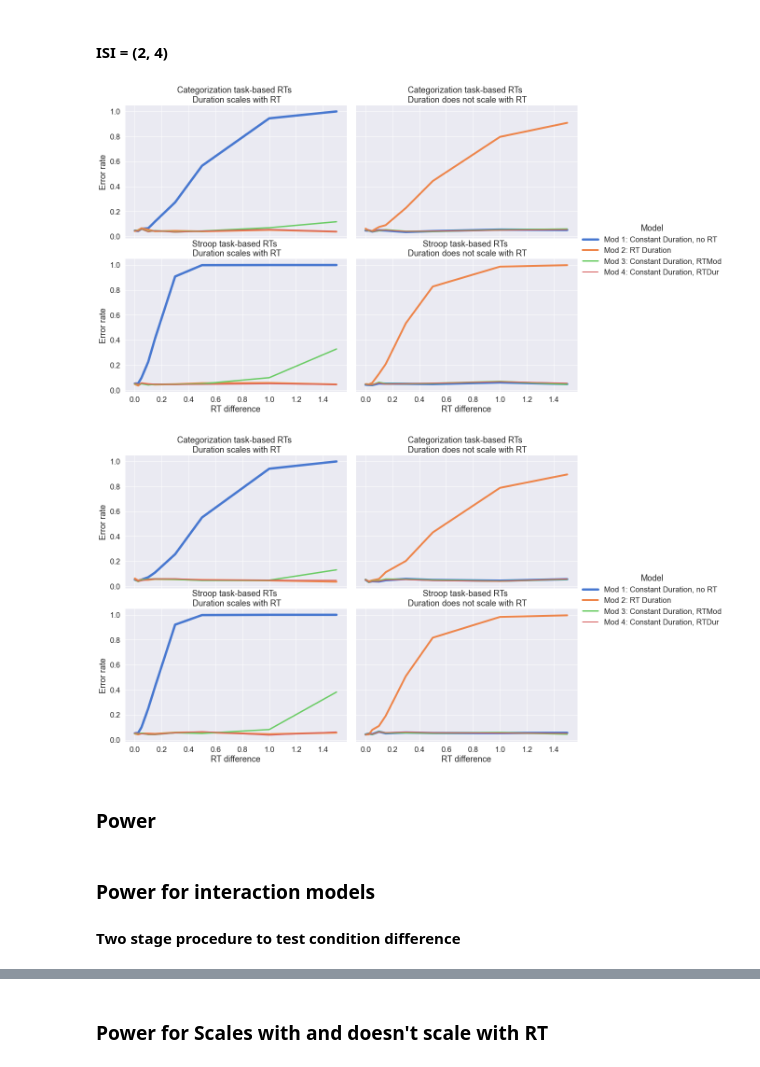
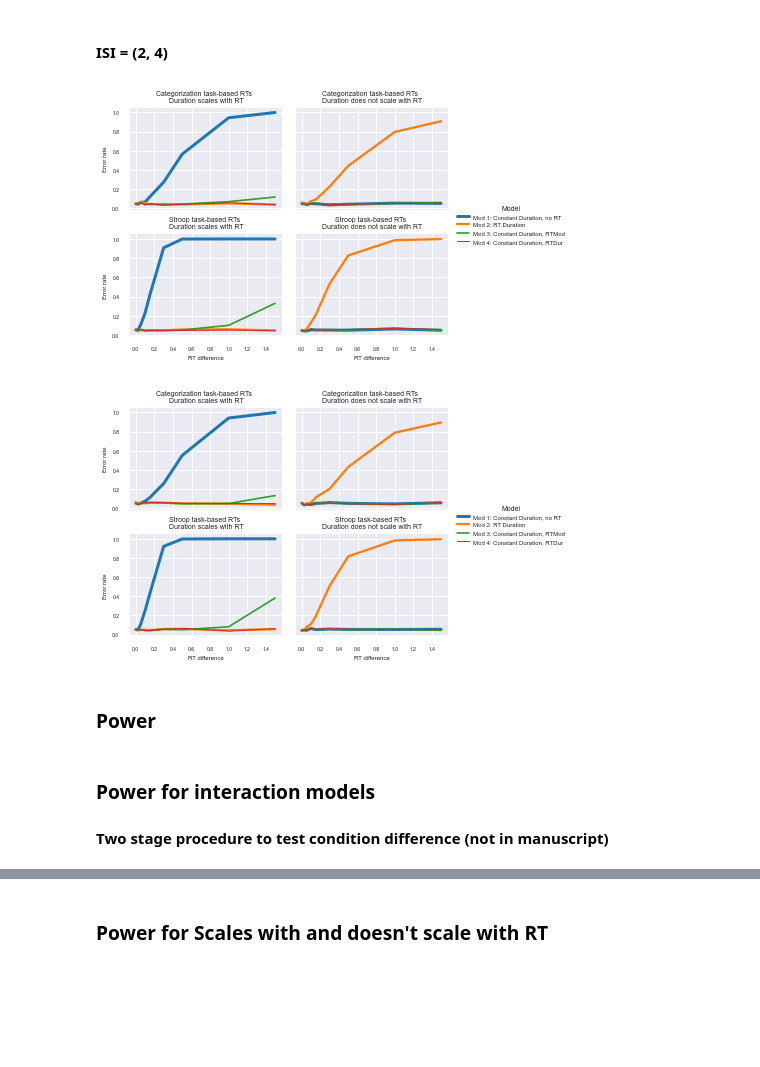
Before and after one commit to jmumford/rt_data_analysis, a Jupyter notebook: secondary_code/paper_figures.ipynb, the cells around one changed output, grey strips where cells are left out. Cells and saved outputs as stored; diff of their text form; code cells hidden in the pictures; blank space fills up the shorter version.

```diff
--- a/secondary_code/paper_figures.ipynb
+++ b/secondary_code/paper_figures.ipynb
@@ -8,8 +8,9 @@ import matplotlib.pyplot as plt
 from matplotlib import colors
 from nilearn.glm.first_level import hemodynamic_models
 from nilearn.plotting import plot_roi
-from nilearn.image import binarize_img, concat_imgs, mean_img
+from nilearn.image import binarize_img, concat_imgs, mean_img, math_img
 import statsmodels.api as sm
+from matplotlib import pylab
 
 def abline(slope, intercept):
     """Plot a line from slope and intercept"""
@@ -20,6 +21,15 @@ def abline(slope, intercept):
 
 sns.set(font_scale = 1)
 sns.set_palette("muted")
+
+params = {'legend.fontsize': 6,
+          'legend.title_fontsize': 7,
+         'axes.labelsize': 6,
+         'axes.titlesize':7,
+         'xtick.labelsize':5,
+         'ytick.labelsize':5,
+         'figure.titlesize': 7}
+pylab.rcParams.update(params)
 # %% [markdown]
 ### Figure 1
 # %%
@@ -174,8 +193,8 @@ plt.savefig('/Users/jeanettemumford/Dropbox/Research/Projects/rt_paper_code/Figu
 ### Type I error plots
 # %%
 def make_power_t1err_plots(fc_file, stroop_file, plot_type, fig_path=None):
-    sns.set(font_scale = 1.5)
-    colors_tab10 =  sns.color_palette('muted')
+    #sns.set(font_scale = .85)
+    colors_tab10 =  sns.color_palette('tab10')
 
     fc_dat = pd.read_csv(fc_file)
     stroop_dat = pd.read_csv(stroop_file)
@@ -204,9 +223,9 @@ def make_power_t1err_plots(fc_file, stroop_file, plot_type, fig_path=None):
         dat_all = dat_all.replace({"Model": model_dictionary})
         g = sns.relplot(data = dat_all, x='RT diff', y='Rejection Rate',
                 hue = 'Model', col = 'Scale Type', row = 'Settings',
-                kind = 'line', hue_order = color_hue_order, height=5, aspect=1.5,
-                size = 'Model', sizes=(2, 5),
-                size_order=color_hue_order).set_titles("{row_name} \n {col_name}").set_axis_labels('RT difference', 'Error rate')
+                kind = 'line', hue_order = color_hue_order, height=2, aspect=1.3,
+                size = 'Model', sizes=(1, 3),
+                size_order=color_hue_order).set_titles("{row_name} \n {col_name}", size=7).set_axis_labels('RT difference', 'Error rate')
     if plot_type == 'corr':
         mod_inds = [0, 1, 2, 3]
         colors = [colors_tab10[i] for i in mod_inds]
@@ -215,9 +234,9 @@ def make_power_t1err_plots(fc_file, stroop_file, plot_type, fig_path=None):
         dat_all = dat_all.replace({"Model": model_dictionary})
         g = sns.relplot(data = dat_all, x='RT diff', y='Correlation (beta diff with rt diff)',
             hue = 'Model', col = 'Scale Type', row = 'Settings',
-            kind = 'line', hue_order = color_hue_order, height=5, aspect=1.5,
-            size = 'Model', sizes=(2, 5),
-            size_order=color_hue_order).set_titles("{row_name} \n {col_name}").set_axis_labels("RT difference", "Correlation (contrast with RT diff)")
+            kind = 'line', hue_order = color_hue_order, height=2, aspect=1.3,
+            size = 'Model', sizes=(1, 3),
+            size_order=color_hue_order).set_titles("{row_name} \n {col_name}", size=7).set_axis_labels("RT difference", "Correlation (contrast with RT diff)")
     if plot_type == 'power_2stage_cond_diff':
         mod_inds = [2, 4]
         colors = [colors_tab10[i] for i in mod_inds]
@@ -227,8 +246,8 @@ def make_power_t1err_plots(fc_file, stroop_file, plot_type, fig_path=None):
         dat_all = dat_all[(~dat_all['Rejection Rate (2 step)'].isnull()) & (dat_all['Scale Type'] == "Duration does not scale with RT")]
         g = sns.relplot(data = dat_all[dat_all['Beta Contrast'] == 'beta_diff_est'], x='Beta diff', y='Rejection Rate (2 step)',
             hue = 'Model', col = 'Scale Type', row = 'Settings',
-            kind = 'line', hue_order = color_hue_order, height=5, aspect=1.5, size = 'Model', sizes=(2, 5),
-            size_order=color_hue_order).set_titles("{row_name} \n {col_name}").set_axis_labels("Beta difference", "Power")
+            kind = 'line', hue_order = color_hue_order, height=2, aspect=1.4, size = 'Model', sizes=(1, 3),
+            size_order=color_hue_order).set_titles("{row_name} \n {col_name}", size=7).set_axis_labels("Beta difference", "Power")
     if 'power_all' in plot_type:
         dat_all = dat_all.replace({"Model": model_dictionary})
         if plot_type == 'power_all_rt_lt2':
@@ -246,33 +265,34 @@ def make_power_t1err_plots(fc_file, stroop_file, plot_type, fig_path=None):
 
         colors = [colors_tab10[i] for i in mod_inds]
         sns.set_palette(sns.color_palette(colors))
+        #sns.set(font_scale = .75)
         color_hue_order = model_names[mod_inds]
         dat_all = dat_all[((dat_all['Scale Type'] == 'Duration does not scale with RT') & (dat_all['Model'].isin(model_names_scales_no))) |
                         ((dat_all['Scale Type'] == 'Duration scales with RT') & (dat_all['Model'].isin(model_names_scales_yes)))]
         g = sns.relplot(data = dat_all[(dat_all['Beta Contrast'] == 'beta_diff_est')],
                 x='Beta diff', y='Rejection Rate',
                 hue = 'Model', col = 'Scale Type', row = 'Settings',
-                kind = 'line', hue_order = color_hue_order, height=5, aspect=1.5,
-                size = 'Model', sizes=(2, 5),
-                size_order=color_hue_order).set_titles("{row_name} \n {col_name}").set_axis_labels('Beta difference', 'Power')
+                kind = 'line', hue_order = color_hue_order, height=2, aspect=1.2,
+                col_order=['Duration scales with RT', 'Duration does not scale with RT'], size = 'Model', sizes=(1, 3),
+                size_order=color_hue_order).set_titles("{row_name} \n {col_name}", size=7).set_axis_labels('Beta difference', 'Power')
 
     if fig_path:
-        plt.savefig(fig_path)
+        plt.savefig(fig_path, dpi=1000)
 # %% [markdown]
 #### ISI = (2, 4)
 # %%
 outdir = '/Users/jeanettemumford/Dropbox/Research/Projects/rt_paper_code/Output/revisions'
 
 fc_file = (f'{outdir}/group_type1_err_corr_by_rtdiff_'
     f'output_nsim1000_nsub100_mu638_btwn_noise0.650.75_isi2_4_revisions.csv')
 stroop_file = (f'{outdir}/group_type1_err_corr_by_rtdiff_'
     f'output_nsim1000_nsub100_mu530_btwn_noise0.650.6_isi2_4_revisions.csv')
 plot_type = 'type1err'
-fig_path = '/Users/jeanettemumford/Dropbox/Research/Projects/rt_paper_code/Figures/type1_err_24_rev.pdf'
+fig_path = '/Users/jeanettemumford/Dropbox/Research/Projects/rt_paper_code/Figures/fig3_type1_err_24_rev.pdf'
 
 make_power_t1err_plots(fc_file, stroop_file, plot_type, fig_path)
 # %% [output]
-[figure, old version]
+[figure, new version]
 # %%
 outdir = '/Users/jeanettemumford/Dropbox/Research/Projects/rt_paper_code/Output/revisions'
 
@@ -281,16 +301,16 @@ fc_file = (f'{outdir}/group_type1_err_corr_by_rtdiff_'
 stroop_file = (f'{outdir}/group_type1_err_corr_by_rtdiff_'
     f'output_nsim1000_nsub100_mu530_btwn_noise0.650.6_isi3_6_revisions.csv')
 plot_type = 'type1err'
-fig_path = '/Users/jeanettemumford/Dropbox/Research/Projects/rt_paper_code/Figures/type1_err_36_rev.pdf'
+fig_path = '/Users/jeanettemumford/Dropbox/Research/Projects/rt_paper_code/Figures/ext_data_fig1_type1_err_36_rev.eps'
 
 make_power_t1err_plots(fc_file, stroop_file, plot_type, fig_path)
 # %% [output]
-[figure, old version]
+[figure, new version]
 # %% [markdown]
 ### Power
 # %% [markdown]
 ### Power for interaction models
-#### Two stage procedure to test condition difference
+#### Two stage procedure to test condition difference (not in manuscript)
 # %%
 outdir = '/Users/jeanettemumford/Dropbox/Research/Projects/rt_paper_code/Output/revisions'
 
```
Also changed, not shown: parts of 16 cells of this notebook, 3 other files.
